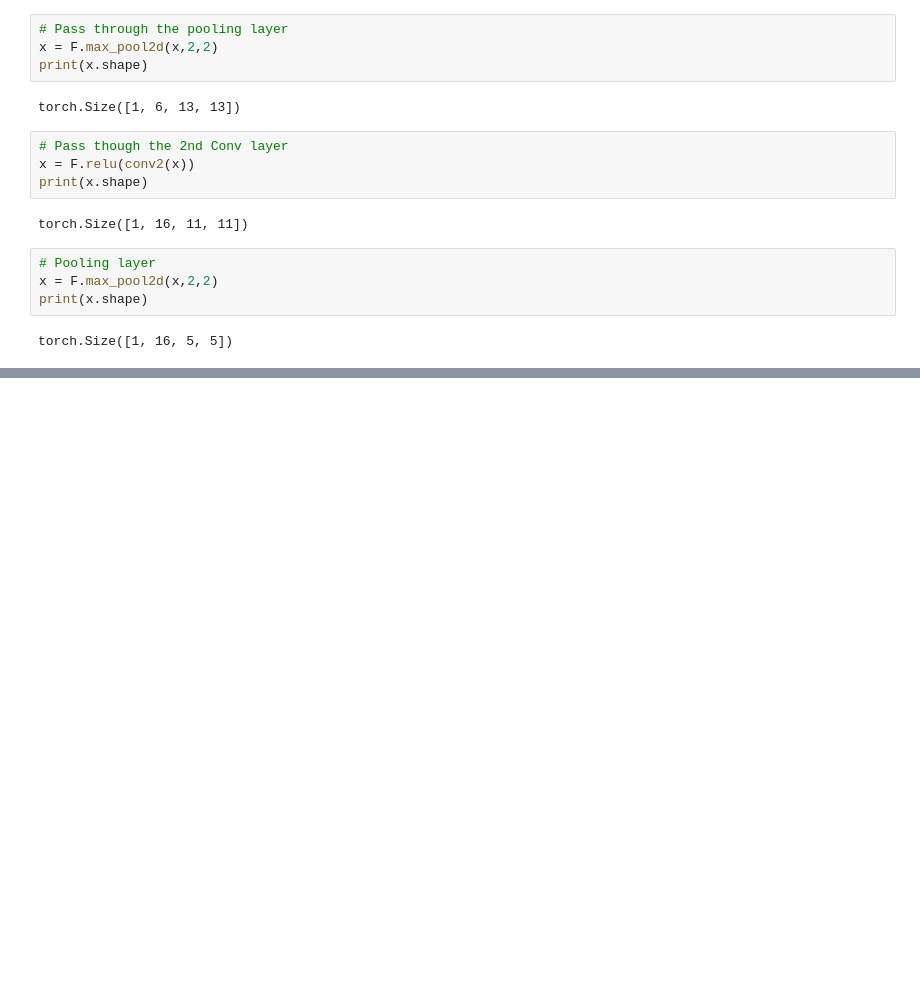
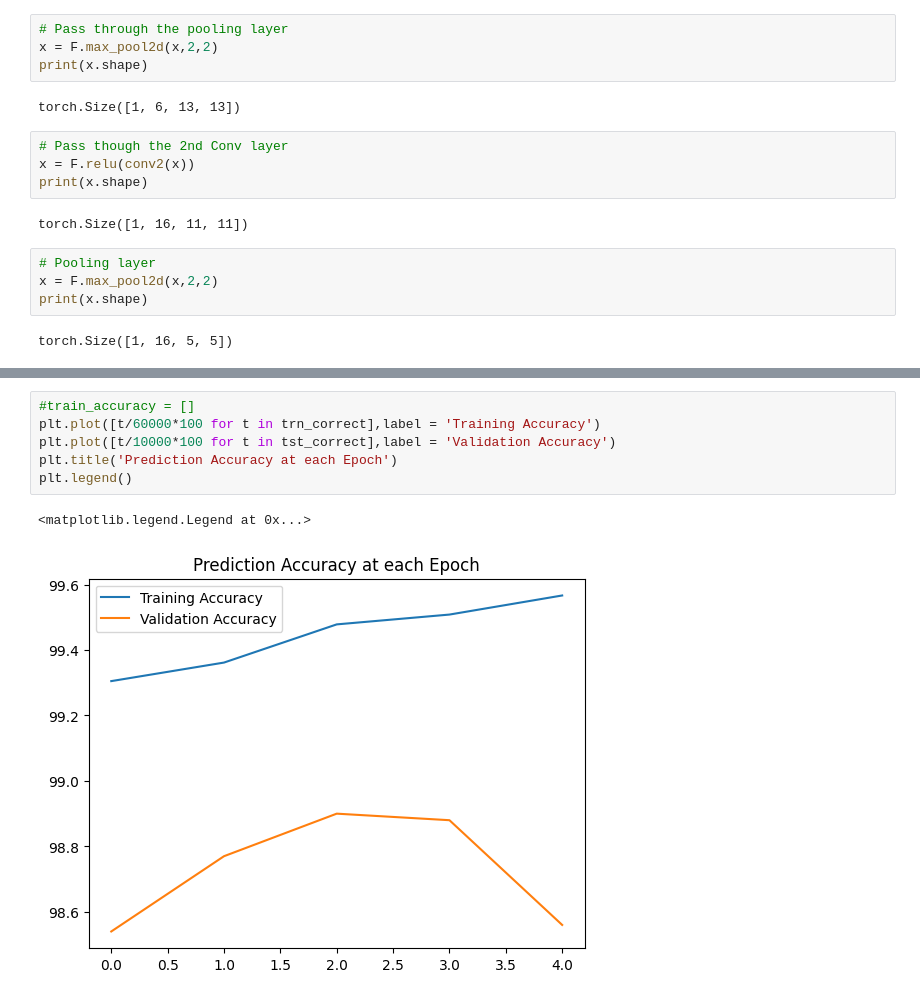
Before and after one commit to vsathyap/PyTorch_Fundamentals, a Jupyter notebook: IntroCNN.ipynb, the cells around one changed output, grey strips where cells are left out. Drawn from its saved outputs; the diff is of its cells as text; blank space fills up the shorter version.

```diff
--- a/IntroCNN.ipynb
+++ b/IntroCNN.ipynb
@@ -86,0 +211,9 @@ torch.Size([1, 16, 5, 5])
+# %%
+#train_accuracy = []
+plt.plot([t/60000*100 for t in trn_correct],label = 'Training Accuracy')
+plt.plot([t/10000*100 for t in tst_correct],label = 'Validation Accuracy')
+plt.title('Prediction Accuracy at each Epoch')
+plt.legend()
+# %% [output]
+<matplotlib.legend.Legend at 0x...>
+[figure, added]
```
Also changed, not shown: parts of 12 cells of this notebook.
